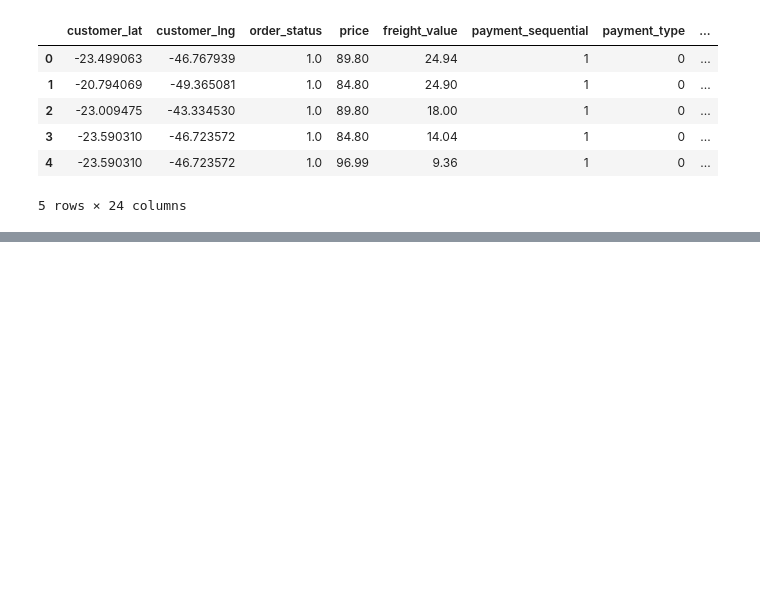
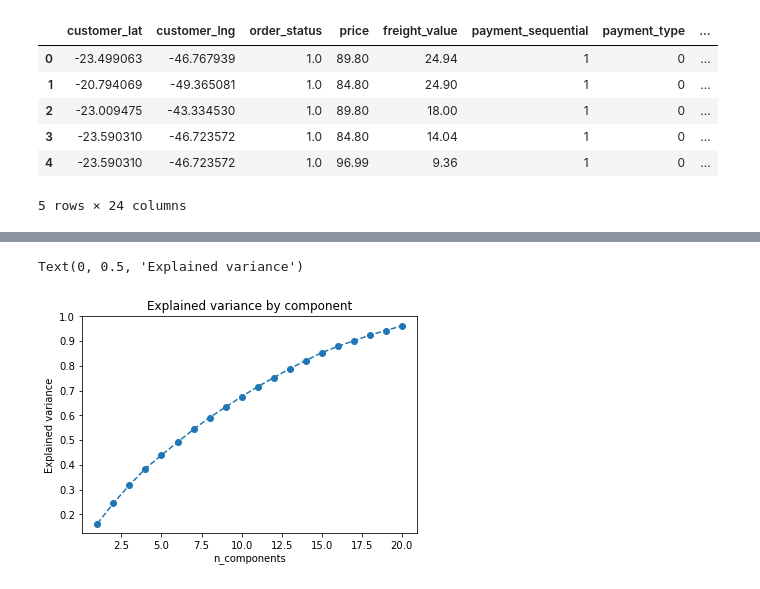
Before and after one commit to RudyBourez/Machine_Learning, a Jupyter notebook: Olist_projet/modélisation.ipynb, the cells around one changed output, grey strips where cells are left out. Saved outputs shown, nothing was run; the diff lists cells and outputs as text; code cells hidden in the pictures; blank space fills up the shorter version.

```diff
--- a/Olist_projet/modélisation.ipynb
+++ b/Olist_projet/modélisation.ipynb
@@ -27,0 +50,8 @@ pl
+# %%
+plt.plot(range(1,21),pca.explained_variance_ratio_.cumsum(), marker='o', linestyle='--')
+plt.title("Explained variance by component")
+plt.xlabel("n_components")
+plt.ylabel("Explained variance")
+# %% [output]
+Text(0, 0.5, 'Explained variance')
+[figure, added]
```
Also changed, not shown: parts of 14 cells of this notebook.
